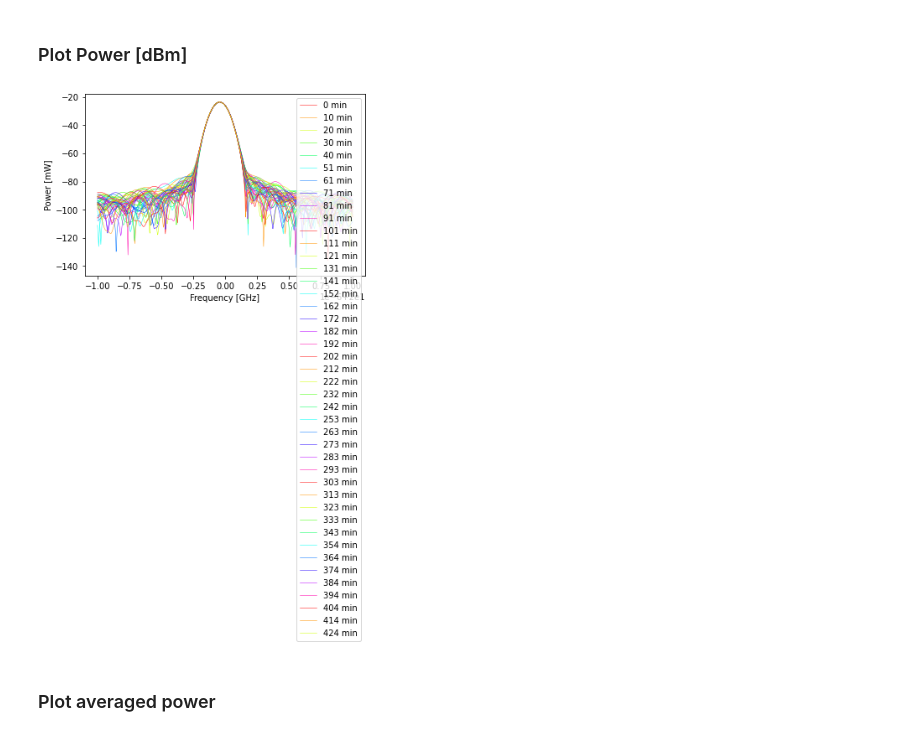
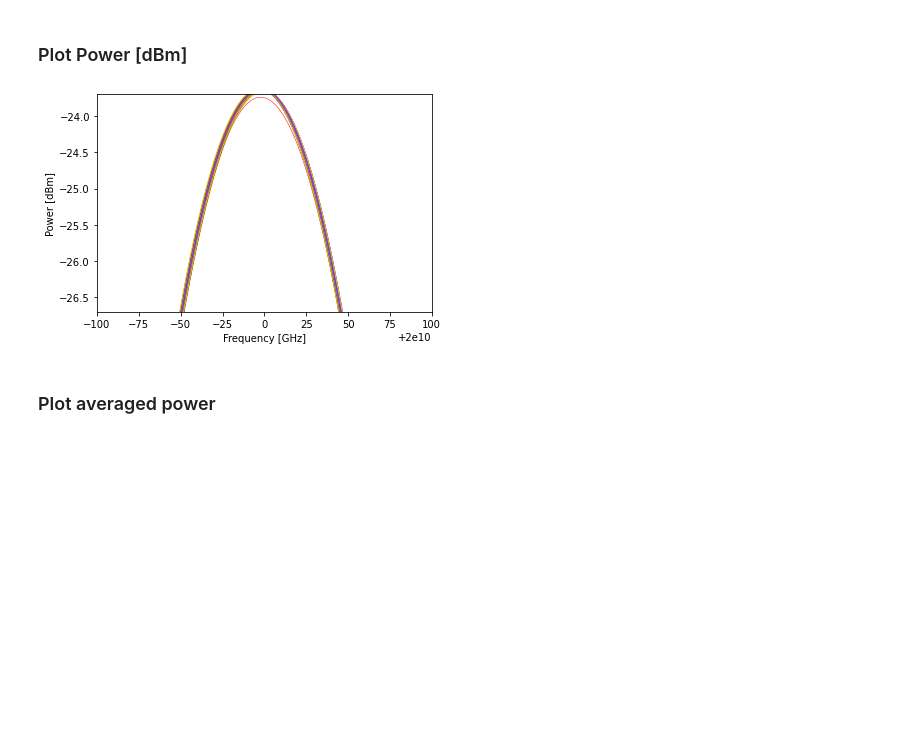
Before and after one commit to sadachi5/dosue-analysis, a Jupyter notebook: MeasureSpectrum/compare_spectra_time-change.ipynb, the cells around one changed output. Saved outputs shown, nothing was run; the diff lists cells and outputs as text; code cells hidden in the pictures; blank space fills up the shorter version.

```diff
--- a/MeasureSpectrum/compare_spectra_time-change.ipynb
+++ b/MeasureSpectrum/compare_spectra_time-change.ipynb
@@ -352,21 +352,23 @@ plt.show()
 # %%
 for i, filename in enumerate(filenames):
     power_dBm = np.log10(powers_array[i])*10.
-    plt.plot(freqs_array[i], power_dBm, label=f'{labels[i]}', color=colors[i], marker='', markersize=0.5, linestyle='-', linewidth=0.5)
+    plt.plot(freqs_array[i]*1.e+9+40., power_dBm, label=f'{labels[i]}', color=colors[i], marker='', markersize=0.5, linestyle='-', linewidth=0.5)
     pass
-plt.xlabel('Frequency [GHz]') #x軸の名前
-plt.ylabel('Power [mW]') #y軸の名前
+plt.xlabel('Frequency [Hz]') #x軸の名前
+plt.ylabel('Power [dBm]') #y軸の名前
 #plt.xlim(freq_min,freq_max) #x軸範囲指定
 #plt.xlim(5,20) #x軸範囲指定
+plt.xlim(20e+9-100,20e+9+100) #x軸範囲指定
+plt.ylim(-26.7,-23.7) #y軸範囲指定
 #plt.ylim(0,0.02) #y軸範囲指定
 #plt.ylim(0,0.003) #y軸範囲指定
 
-plt.legend()
+#plt.legend()
 
 plt.savefig(f'{outdir}/compare_multiple_power_dBm{outsuffix}.png')
 plt.show()
 # %% [output]
-[figure, old version]
+[figure, new version]
 # %% [markdown]
 ### Plot averaged power
 # %%
```
Also changed, not shown: 6 other files.
